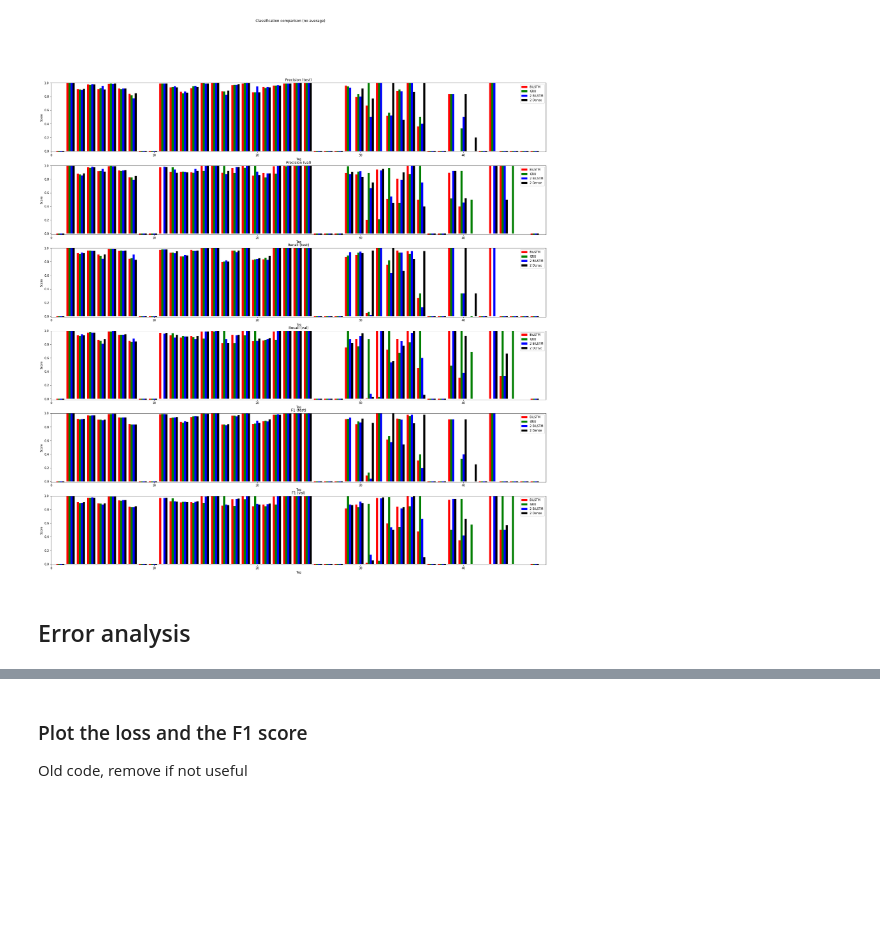
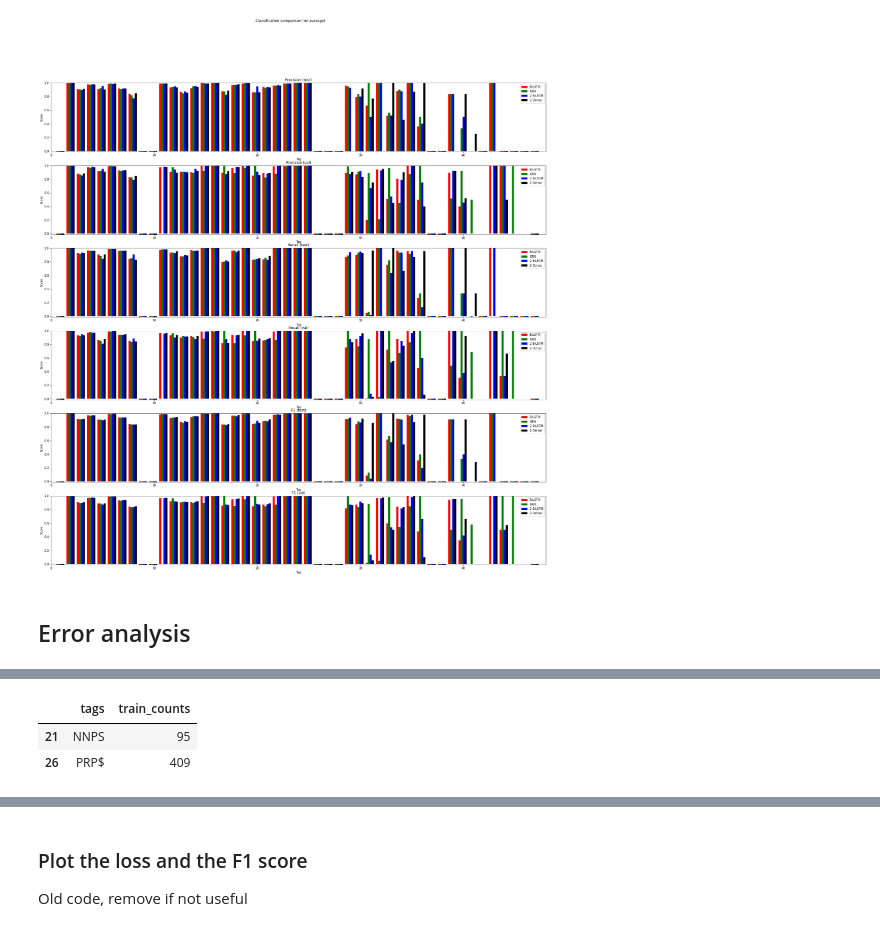
Before and after one commit to Valendrew/pos-tagging-abstractive-qa, a Jupyter notebook: POS_tagging/master_nlp_ass01.ipynb, the cells around one changed output, grey strips where cells are left out. Saved outputs shown, nothing was run; the diff lists cells and outputs as text; code cells hidden in the pictures; blank space fills up the shorter version.

```diff
--- a/POS_tagging/master_nlp_ass01.ipynb
+++ b/POS_tagging/master_nlp_ass01.ipynb
@@ -1293,0 +1365,9 @@ pyplot.show()
+# %%
+tag1 = 'NNPS'
+tag2 = 'PRP$'
+
+distr_df[(distr_df['tags'] == tag1) | (distr_df['tags'] == tag2)][['tags', 'train_counts']]
+# %% [output]
+|  | tags | train_counts |
+| 21 | NNPS | 95 |
+| 26 | PRP$ | 409 |
```
Also changed, not shown: parts of 22 cells of this notebook.
